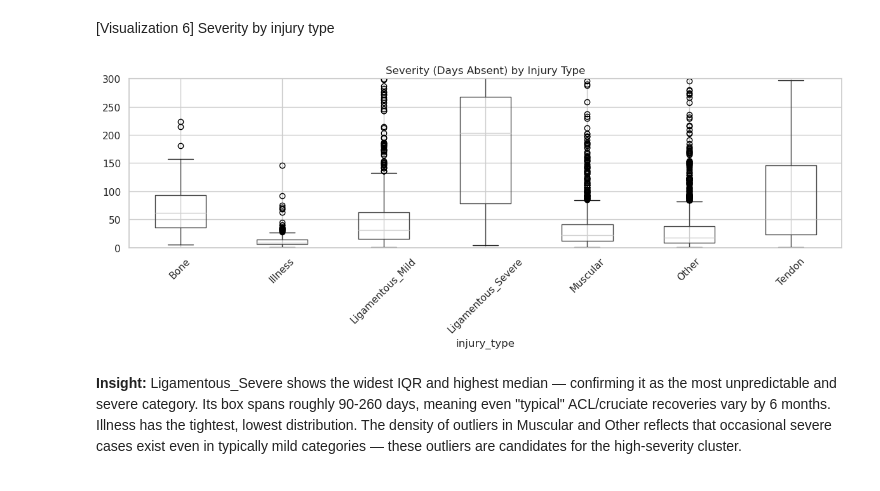
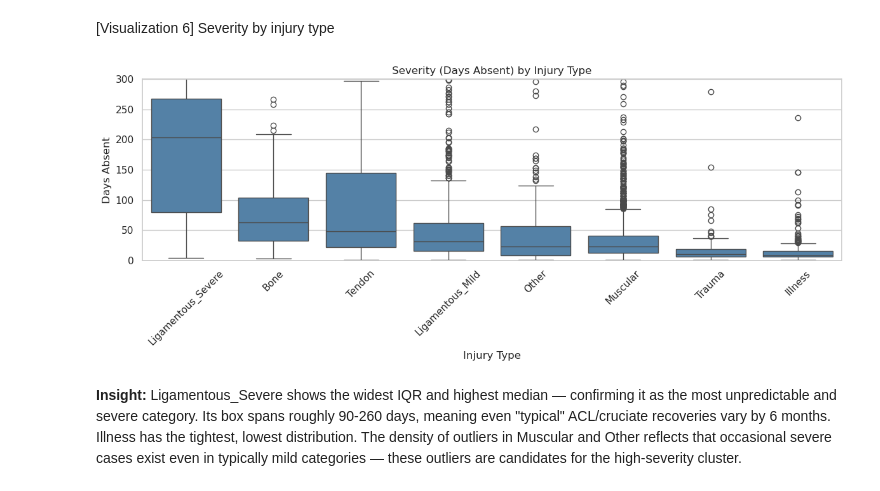
Before and after one commit to saiko31/cs4412-project, a Jupyter notebook: notebooks/M2 - Alexander San Agustin.ipynb, the cells around one changed output. Cells and saved outputs as stored; diff of their text form; code cells hidden in the pictures.

```diff
--- a/notebooks/M2 - Alexander San Agustin.ipynb
+++ b/notebooks/M2 - Alexander San Agustin.ipynb
@@ -231,13 +178,0 @@ Coverage: 68.4% classified
-# %%
-df['age_at_injury'] = (
-    (df['injury_date'] - df['dob']).dt.days // 365
-).astype('Int64')
-
-before = len(df)
-df = df[df['age_at_injury'].between(14, 24)]
-dropped = before - len(df)
-
-print(f"Rows before filter: {before}")
-print(f"Rows dropped (age >= 25 or invalid): {dropped}")
-print(f"Shape final: {df.shape}")
-print(f"\nAge distribution:\n{df['age_at_injury'].value_counts().sort_index()}")
@@ -271,11 +178,0 @@ due to limited senior squad exposure.
-# %%
-before_nulls = df['days_absent'].isna().sum()
-
-df['days_absent'] = df.groupby('injury_type')['days_absent'].transform(
-    lambda x: x.fillna(x.median())
-)
-
-print(f"Inputed Nulls: {before_nulls}")
-print(f"remaining Nulls: {df['days_absent'].isna().sum()}")
-print(f"\nMedian by injury type:")
-print(df.groupby('injury_type')['days_absent'].median().sort_values(ascending=False))
@@ -434,16 +328,21 @@ and type rather than position alone.
 [Visualization 6] Severity by injury type
 # %%
 fig, ax = plt.subplots(figsize=(12, 5))
-order = df.groupby('injury_type')['days_absent'].median().sort_values(ascending=False).index
-df.boxplot(column='days_absent', by='injury_type', ax=ax)
+
+order = df_clean.groupby('injury_type')['days_absent'].median().sort_values(ascending=False).index
+
+sns.boxplot(data=df_clean, x='injury_type', y='days_absent', order=order, ax=ax, color='steelblue')
+
 ax.set_title('Severity (Days Absent) by Injury Type')
 ax.set_ylim(0, 300)
-plt.suptitle('')
+ax.set_xlabel('Injury Type')
+ax.set_ylabel('Days Absent')
 ax.tick_params(axis='x', rotation=45)
+
 plt.tight_layout()
 plt.show()
 # %% [output]
-[figure, old version]
+[figure, new version]
 # %% [markdown]
 **Insight:** Ligamentous_Severe shows the widest IQR and highest
 median — confirming it as the most unpredictable and severe category.
```
Also changed, not shown: parts of 32 cells of this notebook, 4 other files.
